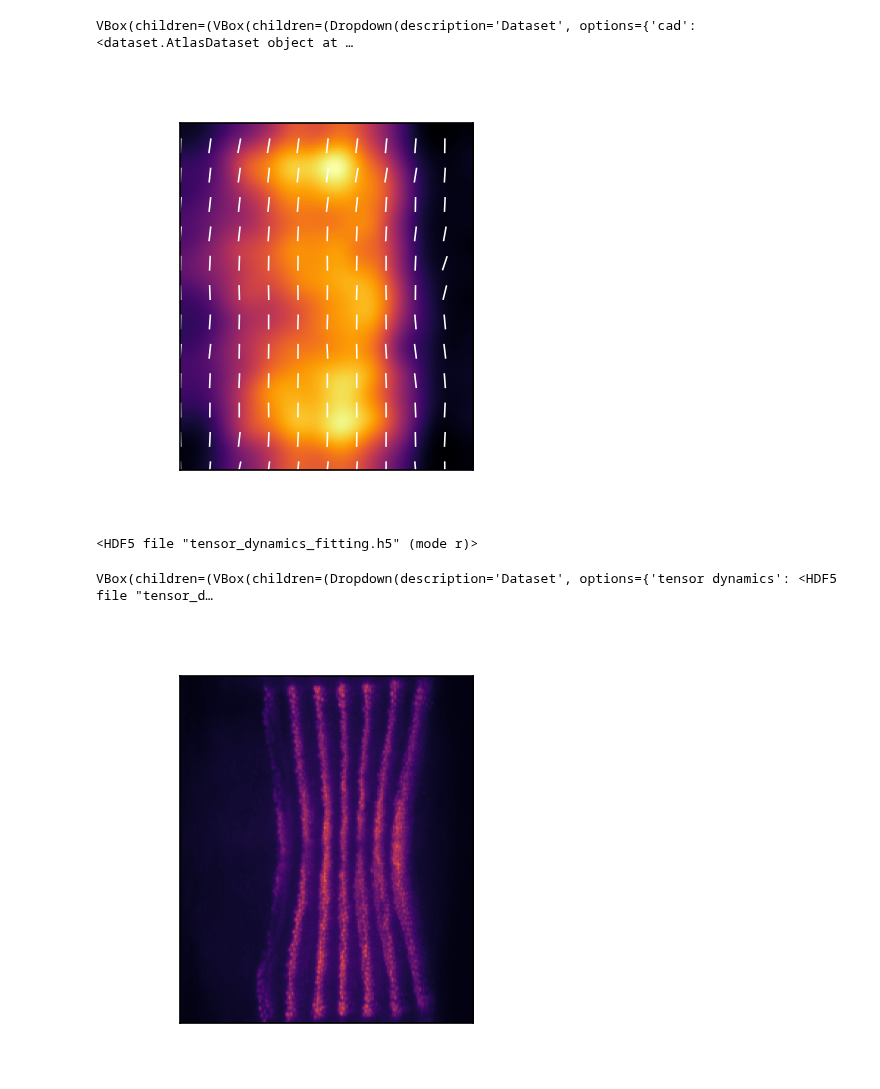
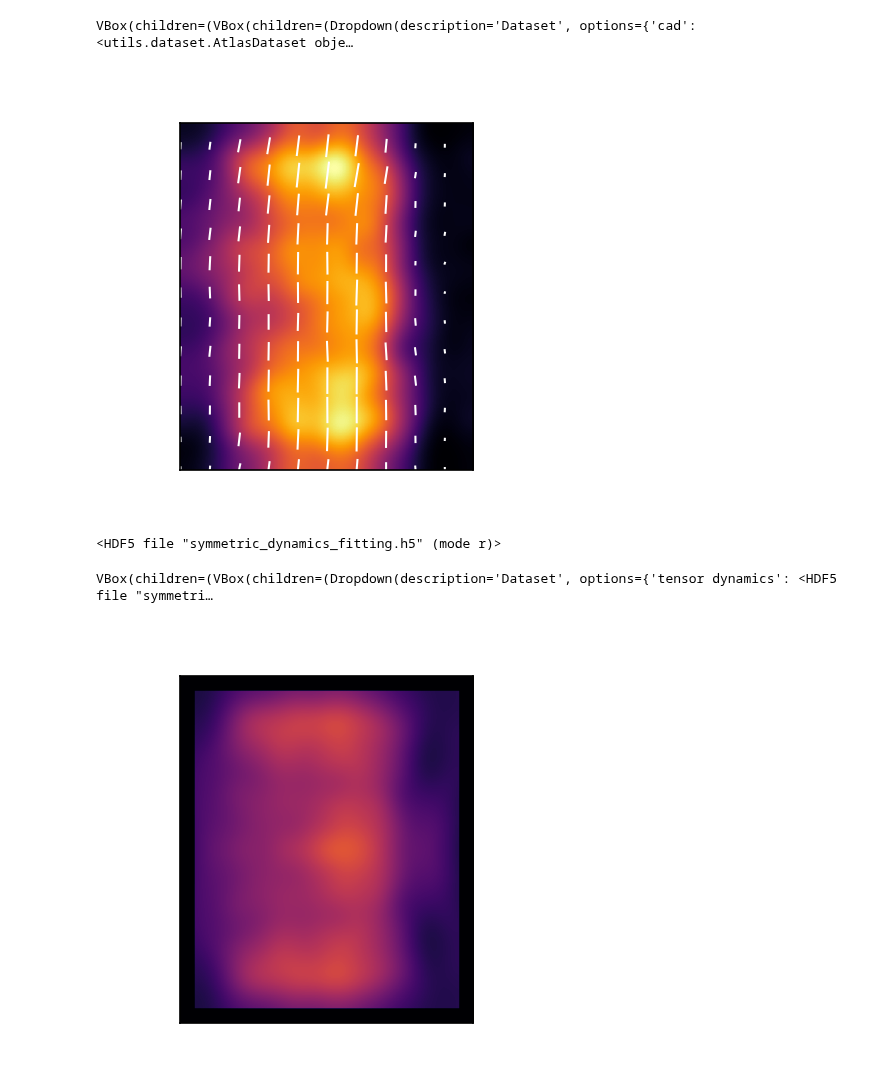
Before and after one commit to jcolen/drosophila_morphogenesis, a Jupyter notebook: VideoViewer.ipynb, the cells around one changed output. Drawn from its saved outputs; the diff is of its cells as text; code cells hidden in the pictures.

```diff
--- a/VideoViewer.ipynb
+++ b/VideoViewer.ipynb
@@ -16,7 +16,7 @@ plt.rcParams['image.origin'] = 'lower'
 plt.rcParams['xtick.direction'] = 'in'
 plt.rcParams['ytick.direction'] = 'in'
 
-from dataset import *
+from utils.dataset import *
 
 transform = Reshape2DField()
 
@@ -74,7 +74,8 @@ def update_time(_):
     data = data.reshape([data.shape[0], -1, *data.shape[-2:]])
     data = np.linalg.norm(data, axis=1)
     vmin = np.min(data)
-    vmax = np.max(data)
+    vmax = vmin + 5 * np.std(data)
+    #vmax = np.max(data)
 
     time_select.min = df.loc[df.embryoID==ekey, 'time'].min()
     time_select.max = df.loc[df.embryoID==ekey, 'time'].max()
@@ -95,7 +96,7 @@ def update_plot(_):
     if data.shape[0] == 1:
         color_2D(ax, data, vmin=vmin, vmax=vmax)
     elif data.shape[0] == 2:
-        plot_vector2D(ax, data, vmin=vmin, vmax=vmax)
+        plot_vector2D(ax, data)#, vmin=vmin, vmax=vmax)
     elif data.shape[0] == 4:
         plot_tensor2D(ax, data)
 
@@ -111,8 +112,8 @@ control = ipw.VBox([
 ])
 display(ipw.VBox([control, output]))
 # %% [output]
-VBox(children=(VBox(children=(Dropdown(description='Dataset', options={'cad': <dataset.AtlasDataset object at …
+VBox(children=(VBox(children=(Dropdown(description='Dataset', options={'cad': <utils.dataset.AtlasDataset obje…
-[figure, old version]
+[figure, new version]
 # %%
 %matplotlib widget
 
@@ -135,13 +136,11 @@ if 'embs' in locals() or 'embs' in globals():
     embs.close()
     ens.close()
 import h5py
-dyn = h5py.File('tensor_dynamics_fitting.h5', 'r')
-sca = h5py.File('scalar_ic_fitting.h5', 'r')
+dyn = h5py.File('data/symmetric_dynamics_fitting.h5', 'r')
 
 
 datasets = {
     'tensor dynamics': dyn,
-    'scalar translation': sca,
 }
 dataset_select = ipw.Dropdown(
     options=datasets,
@@ -196,10 +195,10 @@ def update_data(_):
     vmin = np.min(normed)
     vmax = np.max(normed)
 
-    if field_select.value in embryo['X_pca'].keys() or field_select.value == 'v':
+    if field_select.value in embryo['X_cpt'].keys() or field_select.value == 'v':
         time = embryo['t']
     else:
-        time = embryo['U_pca'].attrs['t']
+        time = embryo['U_cpt'].attrs['t']
     time_select.min = np.min(time)
     time_select.max = np.max(time)
 
@@ -210,36 +209,36 @@ def update_plot(_):
     dataset = dataset_select.value
     embryo = dataset[embryo_select.value]
     time = time_select.value
     data = embryo['fields'][field_select.value]
 
-    if field_select.value in embryo['X_pca'].keys() or field_select.value == 'v':
+    if field_select.value in embryo['X_cpt'].keys() or field_select.value == 'v':
         idx = np.argmin(np.abs(embryo['t'][:] - time))
     else:
-        idx = np.argmin(np.abs(embryo['U_pca'].attrs['t'] - time))
+        idx = np.argmin(np.abs(embryo['U_cpt'].attrs['t'] - time))
     data = data[idx][()].reshape([-1, *data.shape[-2:]])
 
     ax.clear()
     if data.shape[0] == 1:
         color_2D(ax, data, vmin=vmin, vmax=vmax)
     elif data.shape[0] == 2:
-        plot_vector2D(ax, data, vmin=vmin, vmax=vmax)
+        plot_vector2D(ax, data)
     elif data.shape[0] == 4:
         plot_tensor2D(ax, data)
 
 dataset_select.observe(update_embryo, names=['value'])
 embryo_select.observe(update_data, names=['value'])
 time_select.observe(update_plot, names=['value'])
 field_select.observe(update_data, names=['value'])
 update_embryo(None)
 
 control = ipw.VBox([
     dataset_select,
     embryo_select,
     field_select,
     time_select
 ])
 display(ipw.VBox([control, output]))
 # %% [output]
-<HDF5 file "tensor_dynamics_fitting.h5" (mode r)>
+<HDF5 file "symmetric_dynamics_fitting.h5" (mode r)>
-VBox(children=(VBox(children=(Dropdown(description='Dataset', options={'tensor dynamics': <HDF5 file "tensor_d…
+VBox(children=(VBox(children=(Dropdown(description='Dataset', options={'tensor dynamics': <HDF5 file "symmetri…
-[figure, old version]
+[figure, new version]
```
Also changed, not shown: 17 other files.
